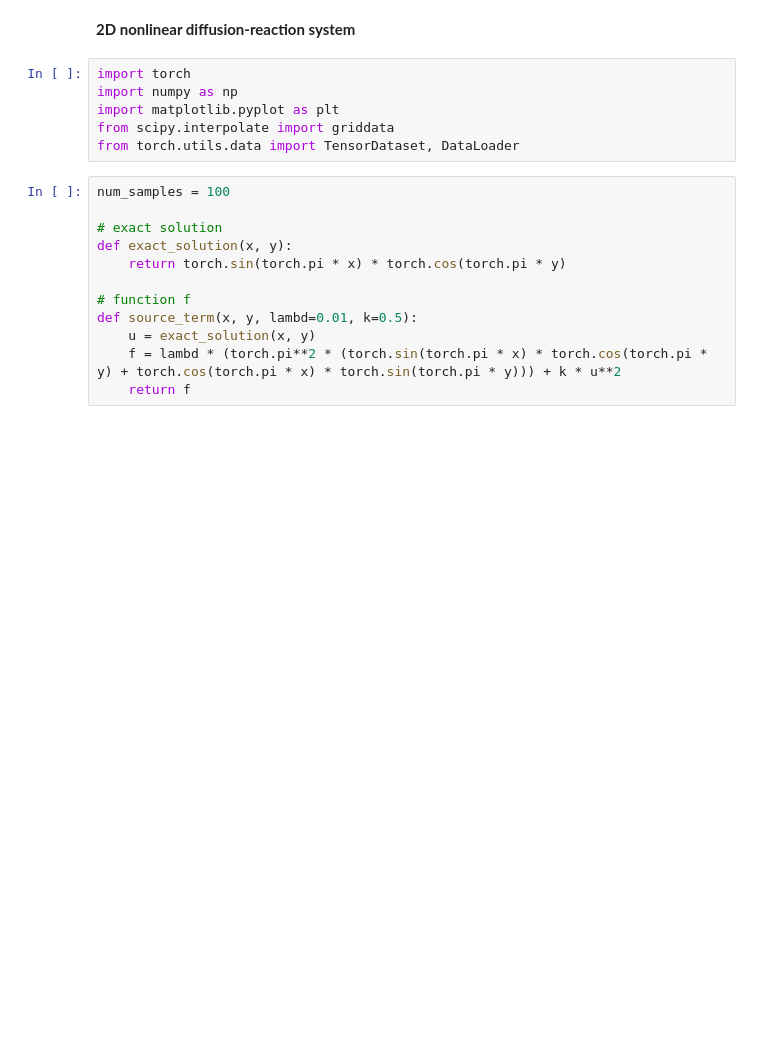
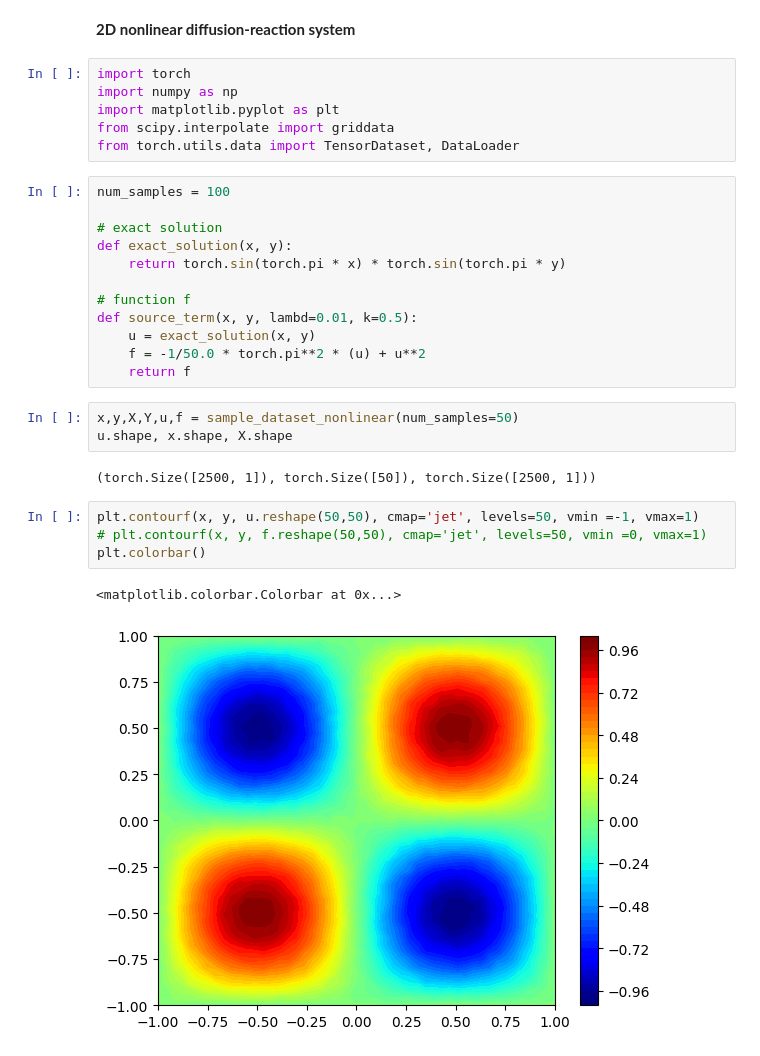
Before and after one commit to csml-beach/deep-bayesian-operator-nets, a Jupyter notebook: notebooks/2D-non-linear-diffusion-reaction/2d-non-linear.ipynb, the cells around one changed output. Cells and saved outputs as stored; diff of their text form; blank space fills up the shorter version.

```diff
--- a/notebooks/2D-non-linear-diffusion-reaction/2d-non-linear.ipynb
+++ b/notebooks/2D-non-linear-diffusion-reaction/2d-non-linear.ipynb
@@ -11,13 +11,25 @@ num_samples = 100
 
 # exact solution
 def exact_solution(x, y):
-    return torch.sin(torch.pi * x) * torch.cos(torch.pi * y)
+    return torch.sin(torch.pi * x) * torch.sin(torch.pi * y)
 
 # function f
 def source_term(x, y, lambd=0.01, k=0.5):
     u = exact_solution(x, y)
-    f = lambd * (torch.pi**2 * (torch.sin(torch.pi * x) * torch.cos(torch.pi * y) + torch.cos(torch.pi * x) * torch.sin(torch.pi * y))) + k * u**2
+    f = -1/50.0 * torch.pi**2 * (u) + u**2
     return f
+# %%
+x,y,X,Y,u,f = sample_dataset_nonlinear(num_samples=50)
+u.shape, x.shape, X.shape
+# %% [output]
+(torch.Size([2500, 1]), torch.Size([50]), torch.Size([2500, 1]))
+# %%
+plt.contourf(x, y, u.reshape(50,50), cmap='jet', levels=50, vmin =-1, vmax=1)
+# plt.contourf(x, y, f.reshape(50,50), cmap='jet', levels=50, vmin =0, vmax=1)
+plt.colorbar()
+# %% [output]
+<matplotlib.colorbar.Colorbar at 0x...>
+[figure, added]
 # %%
 def sample_dataset_nonlinear(noise_scale=0.01, num_samples=100, device='cpu', lambd=0.01, k=0.5):
     x = torch.linspace(-1, 1, num_samples, device=device) # Space domain for x
```
Also changed, not shown: parts of 2 cells of this notebook.
